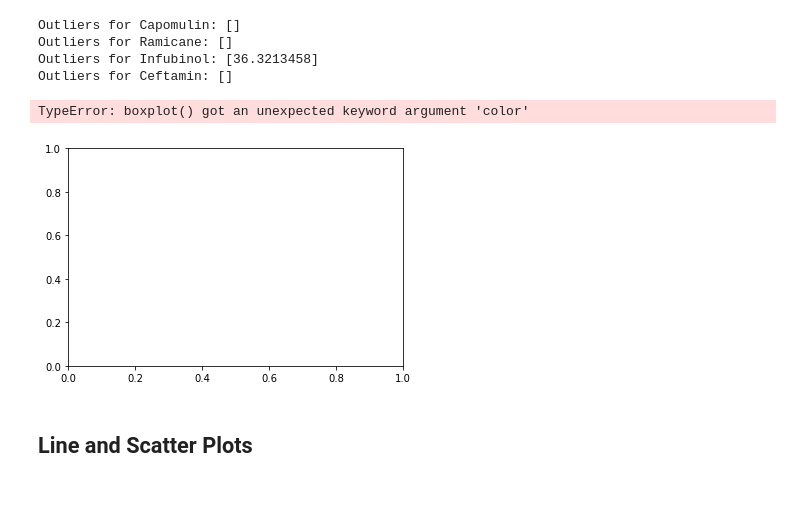
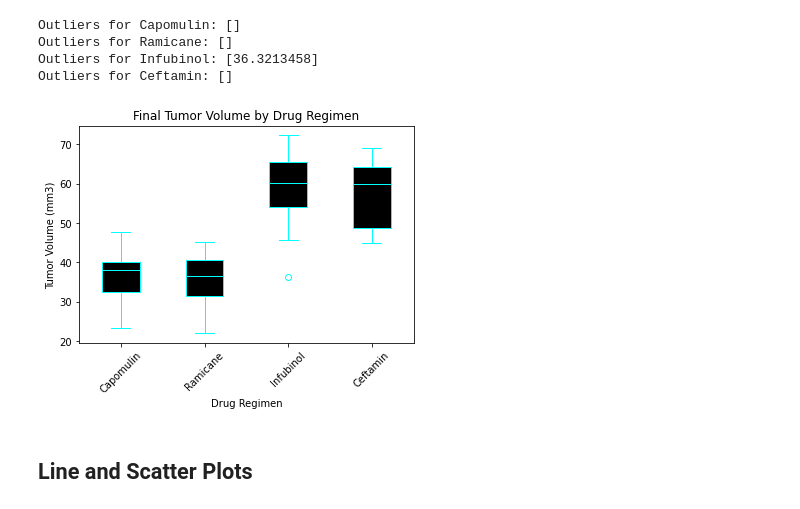
Before and after one commit to ethomps33/MatplotlibHW_ThePowerOfPlots, a Jupyter notebook: Pymaceuticals/pymaceuticals_starter.ipynb, the cells around one changed output. Cells and saved outputs as stored; diff of their text form; code cells hidden in the pictures.

```diff
--- a/Pymaceuticals/pymaceuticals_starter.ipynb
+++ b/Pymaceuticals/pymaceuticals_starter.ipynb
@@ -214,16 +214,21 @@ Outliers for Ceftamin: []
 # %%
 # Generate a box plot of the final tumor volume of each mouse across four regimens of interest
 fig, ax = plt.subplots()
-plt.boxplot(new_outliers, labels =drugs)
+c='cyan'
+plt.boxplot(new_outliers, labels =drugs, patch_artist=True,
+            boxprops=dict(facecolor='black', color=c),
+            capprops=dict(color=c),
+            whiskerprops=dict(color=c),
+            flierprops=dict(color=c, markeredgecolor=c),
+            medianprops=dict(color=c))
 plt.xticks(rotation=45)
 plt.xlabel('Drug Regimen')
 plt.ylabel('Tumor Volume (mm3)')
 plt.title("Final Tumor Volume by Drug Regimen")
 
 plt.show()
 # %% [output]
-TypeError: boxplot() got an unexpected keyword argument 'color'
-[figure, old version]
+[figure, new version]
 # %% [markdown]
 ## Line and Scatter Plots
 # %%
```
Also changed, not shown: 1 other file.
